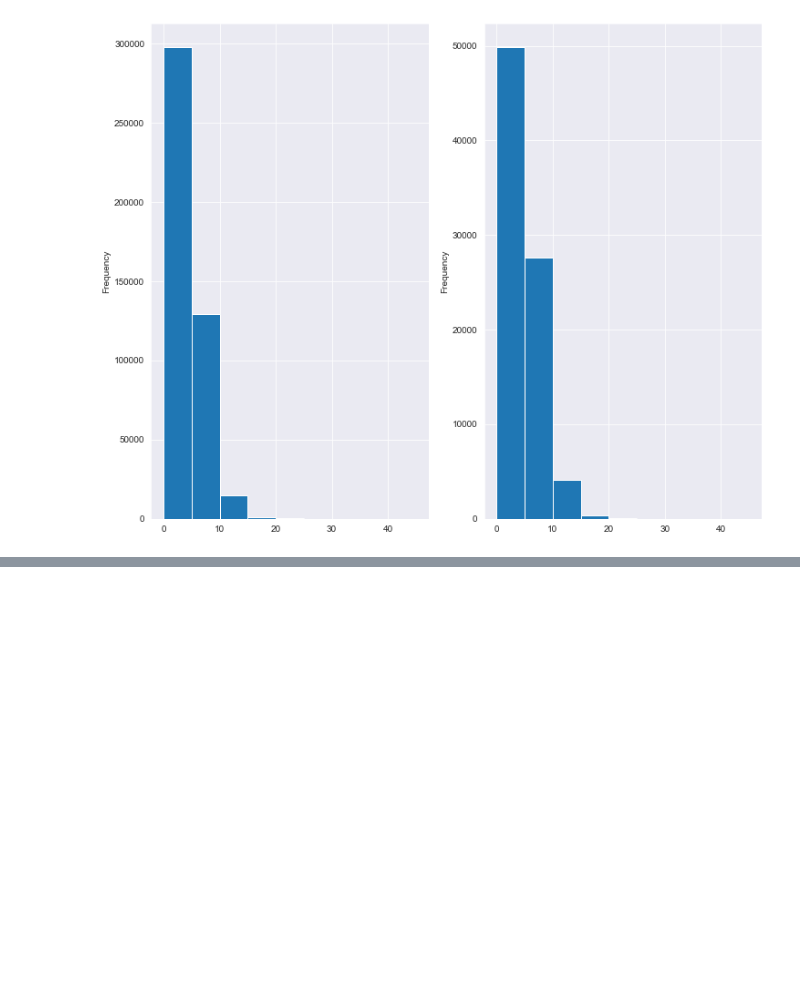
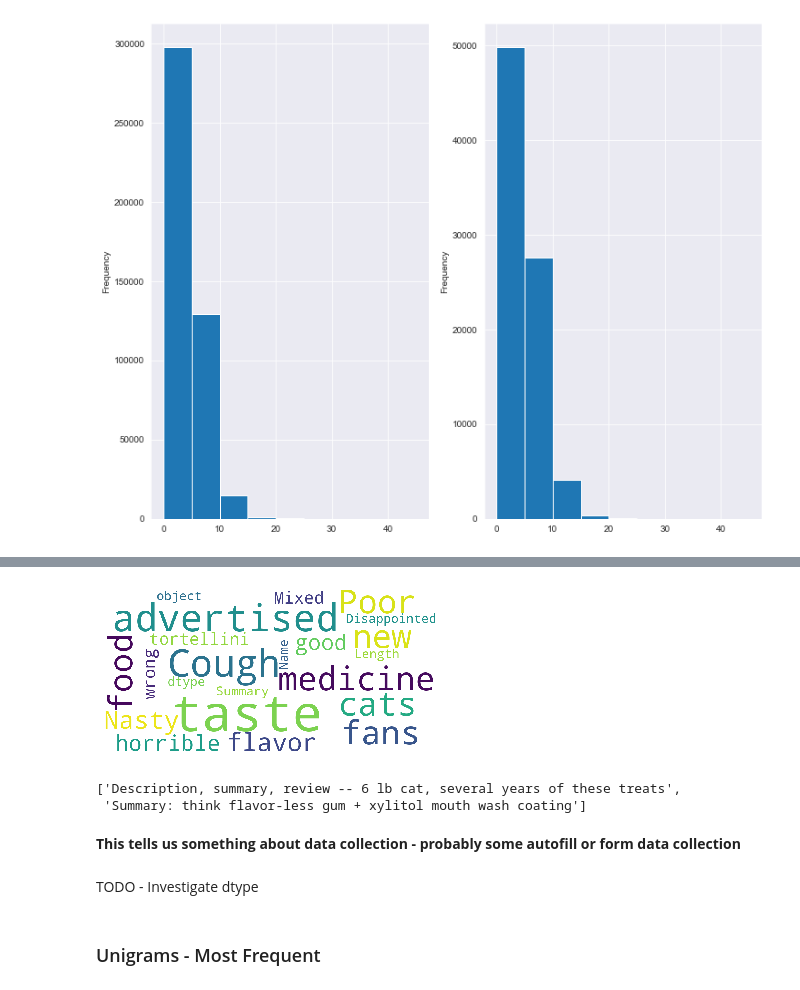
Before and after one commit to adimyth/customer_sentiment_analysis, a Jupyter notebook: notebooks/exploratory_data_analysis.ipynb, the cells around one changed output, grey strips where cells are left out. Drawn from its saved outputs; the diff is of its cells as text; code cells hidden in the pictures; blank space fills up the shorter version.

```diff
--- a/notebooks/exploratory_data_analysis.ipynb
+++ b/notebooks/exploratory_data_analysis.ipynb
@@ -443,0 +525,17 @@ _ = df.loc[df["Class"]=="Negative"]["Count"].plot(kind="hist", bins=np.arange(0,
+# %%
+negative_summary = df.loc[df["Class"]=="Negative"]["Summary"]
+# %%
+show_wordcloud(negative_summary, title="Negative Class")
+# %% [output]
+[figure, added]
+# %%
+df.loc[df["Summary"].fillna("").str.lower().str.contains("summary")]["Summary"].tolist()
+# %% [output]
+['Description, summary, review -- 6 lb cat, several years of these treats',
+ 'Summary: think flavor-less gum + xylitol mouth wash coating']
+# %% [markdown]
+**This tells us something about data collection - probably some autofill or form data collection**
+# %% [markdown]
+TODO - Investigate dtype
+# %% [markdown]
+### Unigrams - Most Frequent
```
Also changed, not shown: parts of 83 cells of this notebook, 2 other files.
